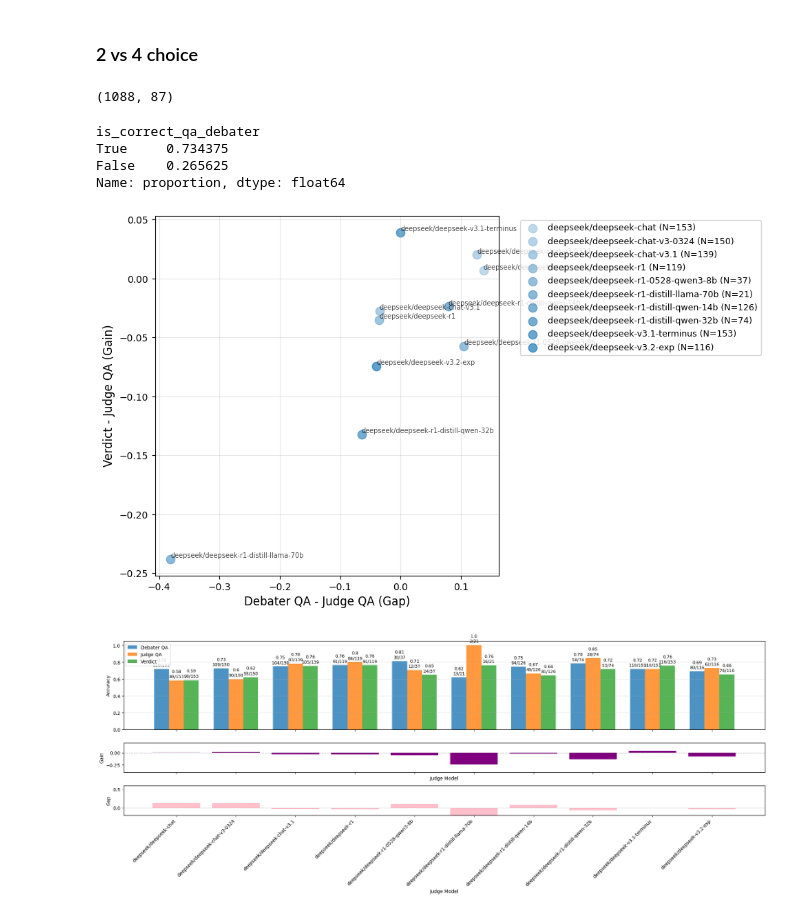
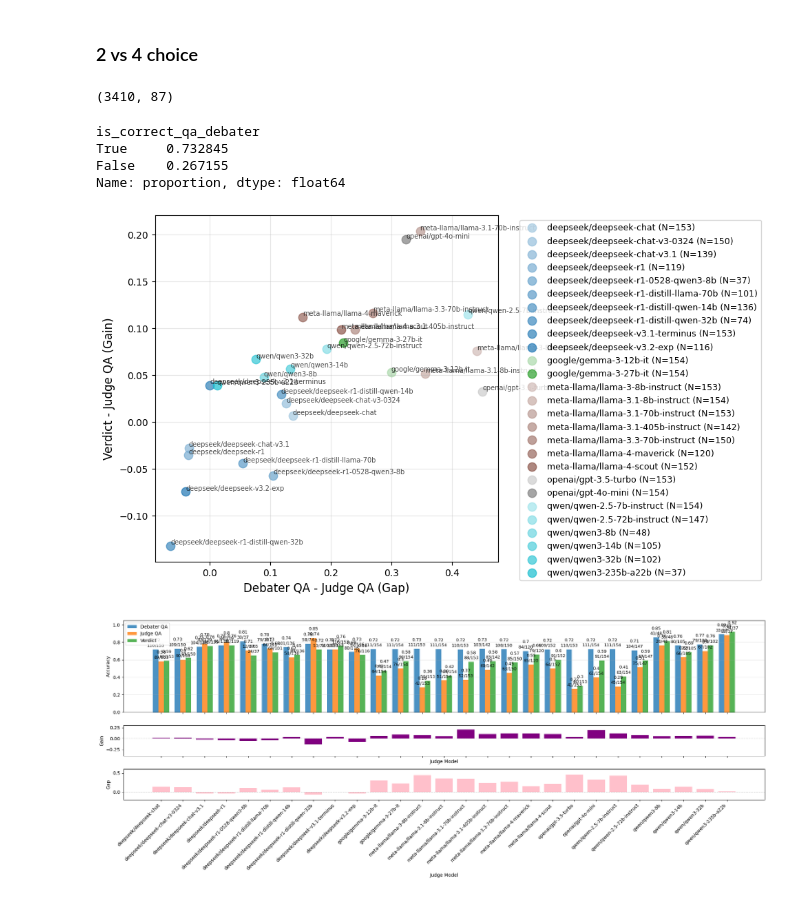
Before and after one commit to joshlevy89/llm_judge_debate_NEW, a Jupyter notebook: analysis/analysis_gpqa_deepseek.ipynb, the cells around one changed output. Cells and saved outputs as stored; diff of their text form; code cells hidden in the pictures.

```diff
--- a/analysis/analysis_gpqa_deepseek.ipynb
+++ b/analysis/analysis_gpqa_deepseek.ipynb
@@ -41,22 +41,29 @@ all_df = all_df.merge(checks_df, left_on=['debate_run_id_verdicts', 'record_id_v
 ### 2 vs 4 choice
 # %%
 # verdict_ids_2_choice_gpqa =  None
-verdict_ids_4_choice_gpqa =  ['sobqzs5', 'patmaoz', 'k3g3ru8', '6ar2b9m', 'dxs53tg', 'svgtpf8', 'kzyf7dh', 'y0jfaa0', 'gkl2mac', 'ylbtlv5']
+# verdict_ids_4_choice_gpqa =  ['sobqzs5', 'patmaoz', 'k3g3ru8', '6ar2b9m', 'dxs53tg', 'svgtpf8', 'kzyf7dh', 'y0jfaa0', 'gkl2mac', 'ylbtlv5']
+# verdict_ids_4_choice_gpqa = ['sobqzs5', 'patmaoz', 'k3g3ru8', '6ar2b9m', 'dxs53tg', '7xaab5m', 'kzyf7dh', 'y0jfaa0', 'gkl2mac', 'ylbtlv5']
 
-verdicts_df = all_df[all_df['verdict_run_id_verdicts'].isin(verdict_ids_4_choice_gpqa)]
+
+verdict_ids_4_choice_gpqa_deepseek = ['sobqzs5', 'patmaoz', 'k3g3ru8', '6ar2b9m', 'dxs53tg', '7xaab5m', 'xpj21b8', 'y0jfaa0', 'gkl2mac', 'ylbtlv5']
+verdict_ids_4_choice_gpqa_other = ['twcd0i7', 'w3fzren', '848txz6', '4p6z0f2', 'jh9uni7', 'ijrv907', '7uc0b4u', '6xfi9ae', '29d3u8s', 'e6w8a2j', 'a8vpm61', 'cdy781w', 'vph6suh', 'vhu3gj6', 'jrjvopc', 'ufo1i3x', 'vhx11d7']
+
+verdict_ids = verdict_ids_4_choice_gpqa_deepseek + verdict_ids_4_choice_gpqa_other
+
+verdicts_df = all_df[all_df['verdict_run_id_verdicts'].isin(verdict_ids)]
 # verdicts_df = all_df[all_df['verdict_run_id_verdicts'].isin(verdict_ids_2_choice_gpqa + verdict_ids_4_choice_gpqa)] # TODO
 
 # optionally, only keep records that don't have a leak
-# verdicts_df = verdicts_df[verdicts_df['has_leak_debate_checks'] == False]
+verdicts_df = verdicts_df[verdicts_df['has_leak_debate_checks'] == False]
 
 # optionally, only keep recordsthat appear in both 2 and 4 choice
 # verdicts_df = verdicts_df[verdicts_df.groupby(['config_judge_model_verdicts', 'question_idx_debates']).transform('size')==2].reset_index(drop=True)
 # optionally, only keep records (questions) that appear in every run (or adjust to >= tot_runs - x to make more lenient)
-# tot_runs = len(verdict_ids_2_choice_gpqa + verdict_ids_4_choice_gpqa)
+# tot_runs = len(verdict_ids + verdict_ids)
 # verdicts_df = verdicts_df[verdicts_df.groupby(['question_idx_debates']).transform('size') >= tot_runs-5].reset_index(drop=True)  #
 
 # df_2_choice_gpqa = verdicts_df[verdicts_df['verdict_run_id_verdicts'].isin(verdict_ids_2_choice_gpqa)]
-df_4_choice_gpqa = verdicts_df[verdicts_df['verdict_run_id_verdicts'].isin(verdict_ids_4_choice_gpqa)]
+df_4_choice_gpqa = verdicts_df[verdicts_df['verdict_run_id_verdicts'].isin(verdict_ids)]
 
 # acc_2_choice_gpqa = aggregate_by_fields(df_2_choice_gpqa, ['config_judge_model_verdicts'])
 acc_4_choice_gpqa = aggregate_by_fields(df_4_choice_gpqa, ['config_judge_model_verdicts'])
@@ -64,24 +71,24 @@ acc_4_choice_gpqa = aggregate_by_fields(df_4_choice_gpqa, ['config_judge_model_v
 print(df_4_choice_gpqa.shape)
 # print(df_2_choice_gpqa.shape, df_4_choice_gpqa.shape)
 # %% [output]
-(1088, 87)
+(3410, 87)
 # %%
 verdicts_df['is_correct_qa_debater'].value_counts(normalize=True)
 # %% [output]
 is_correct_qa_debater
-True     0.734375
-False    0.265625
+True     0.732845
+False    0.267155
 Name: proportion, dtype: float64
 # %%
 results_df = acc_4_choice_gpqa
 # results_df = results_df[results_df['n_total'] > 45]
 plot_gain_scatter(results_df, n_choices=4, over='gap') # or over=judge_qa
 # %% [output]
-[figure, old version]
+[figure, new version]
 # %%
 plt, ax_gain, ax_gap = plot_results_by_name(acc_4_choice_gpqa)
-ax_gain.set_ylim([-.4, .2])
+ax_gain.set_ylim([-.4, .3])
 ax_gap.set_ylim([-.2, .6])
 plt.show()
 # %% [output]
-[figure, old version]
+[figure, new version]
```
Also changed, not shown: 8 other files.
